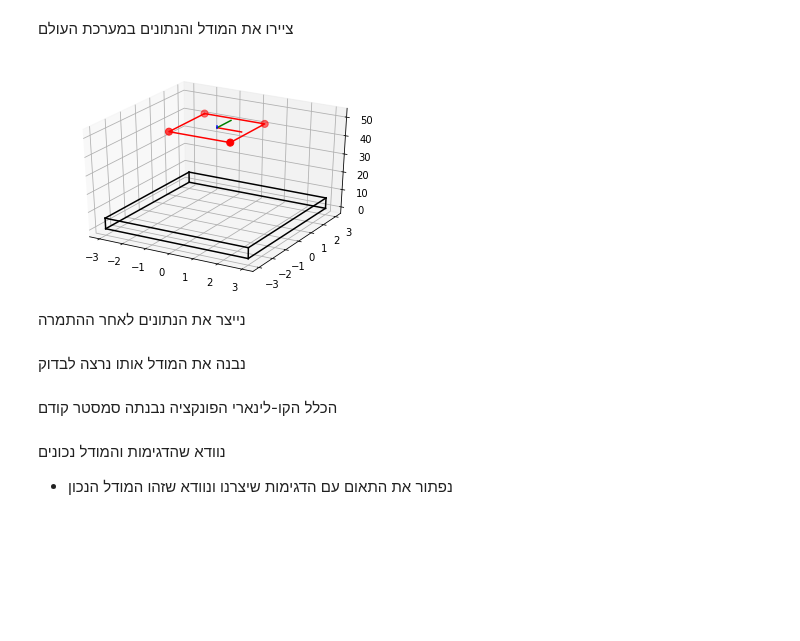
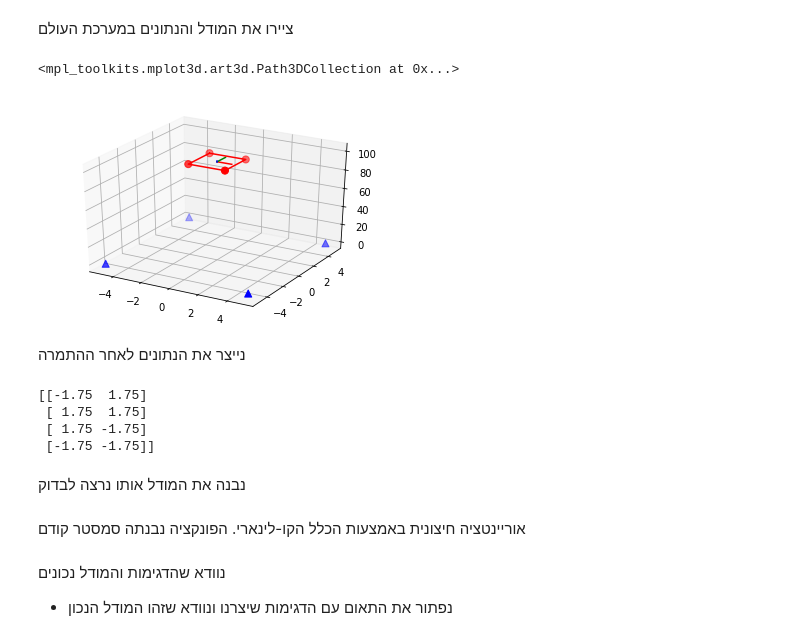
Before and after one commit to orenltr/Photo2, a Jupyter notebook: lab2.ipynb, the cells around one changed output. Saved outputs shown, nothing was run; the diff lists cells and outputs as text; code cells hidden in the pictures; blank space fills up the shorter version.

```diff
--- a/lab2.ipynb
+++ b/lab2.ipynb
@@ -55,25 +57,33 @@ camera1 = Camera(focal_length, np.array([0, 0]), None, None, None, sensor_size)
 omega = 0
 phi = 0
 kappa = 0
-Z = 50
+Z = 100
 img1 = SingleImage(camera1)
+img1.innerOrientationParameters = np.array([0,1,0,0,0,1])
 img1.exteriorOrientationParameters = np.array([[0, 0, Z, omega, phi, kappa]])
 # %% [markdown]
 ציירו את המודל והנתונים במערכת העולם
 # %%
 fig1 = plt.figure()
 ax = fig1.add_subplot(111, projection='3d')
 scale = 100
 img1.drawSingleImage(squere, scale, ax)
-plt.scatter(squere)
+ax.scatter(squere[:,0],squere[:,1],squere[:,2], c='b', s=50,marker='^')
 # %% [output]
+<mpl_toolkits.mplot3d.art3d.Path3DCollection at 0x...>
-[figure, old version]
+[figure, new version]
 # %% [markdown]
 נייצר את הנתונים לאחר ההתמרה
 # %%
 imagePoints1 = img1.GroundToImage(squere)
+print(imagePoints1)
+# %% [output]
+[[-1.75  1.75]
+ [ 1.75  1.75]
+ [ 1.75 -1.75]
+ [-1.75 -1.75]]
 # %% [markdown]
 נבנה את המודל אותו נרצה לבדוק
 # %% [markdown]
-הכלל הקו-לינארי
+אוריינטציה חיצונית באמצעות הכלל הקו-לינארי.
 הפונקציה נבנתה סמסטר קודם
```
Also changed, not shown: parts of 16 cells of this notebook, 3 other files.
